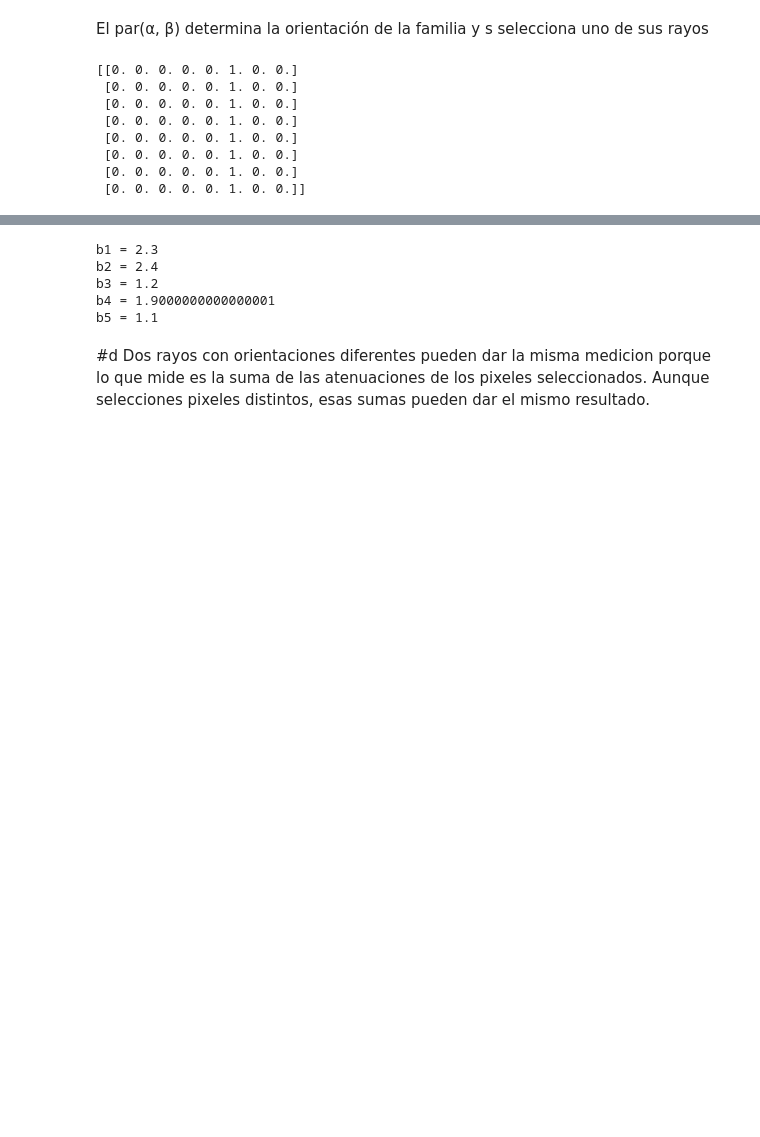
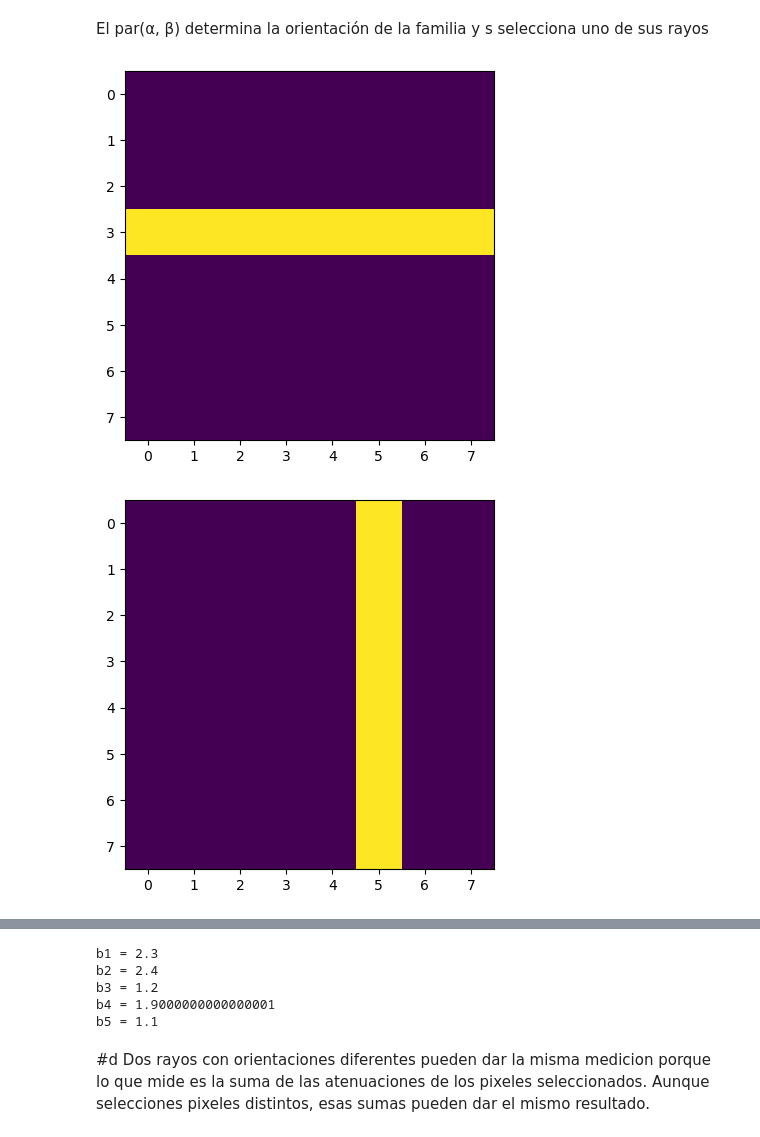
Before and after one commit to franixd/tp_metodos, a Jupyter notebook: ejercicio2.ipynb, the cells around one changed output, grey strips where cells are left out. Saved outputs shown, nothing was run; the diff lists cells and outputs as text; code cells hidden in the pictures; blank space fills up the shorter version.

```diff
--- a/ejercicio2.ipynb
+++ b/ejercicio2.ipynb
@@ -17,20 +17,23 @@ def mascara_rayo(n, direccion, s):
 # %%
 #b) Visualizar las máscaras para las direcciones (1, 0), (0, 1), (1, 1), (1, −1) y (2, 1),
 # utilizando respectivamente los desplazamientos s = 3, 5, 7, 0, 8.
 
 m1=mascara_rayo(8, (1,0), 3)
 m2=mascara_rayo(8, (0, 1), 5)
 m3=mascara_rayo(8, (1, 1), 7)
 m4=mascara_rayo(8, (1, -1), 0)
 m5=mascara_rayo(8, (2, 1), 8)
 
-print(m2)
+plt.imshow(m1)
+plt.show()
+plt.imshow(m2)
+plt.show()
+plt.imshow(m3)
+plt.show()
+plt.imshow(m4)
+plt.show()
+plt.imshow(m5)
+plt.show()
 # %% [output]
-[[0. 0. 0. 0. 0. 1. 0. 0.]
- [0. 0. 0. 0. 0. 1. 0. 0.]
- [0. 0. 0. 0. 0. 1. 0. 0.]
- [0. 0. 0. 0. 0. 1. 0. 0.]
- [0. 0. 0. 0. 0. 1. 0. 0.]
- [0. 0. 0. 0. 0. 1. 0. 0.]
- [0. 0. 0. 0. 0. 1. 0. 0.]
- [0. 0. 0. 0. 0. 1. 0. 0.]]
+[figure, added]
+[figure, added]
```
Also changed, not shown: parts of 1 cell of this notebook, 6 other files.
